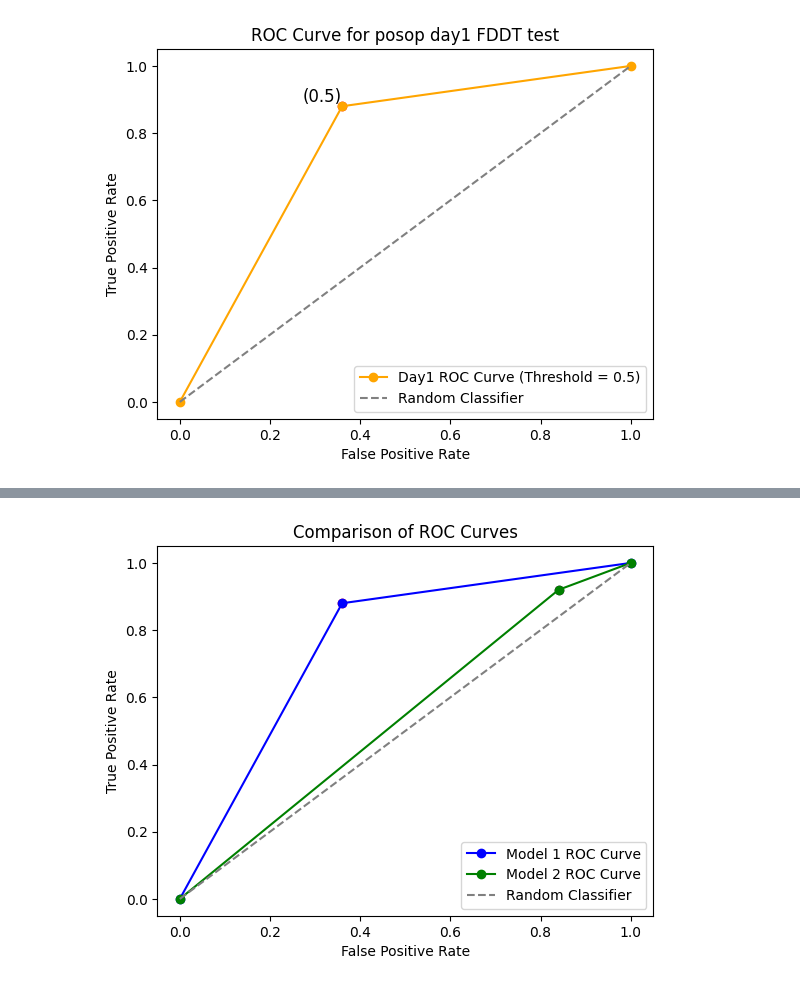
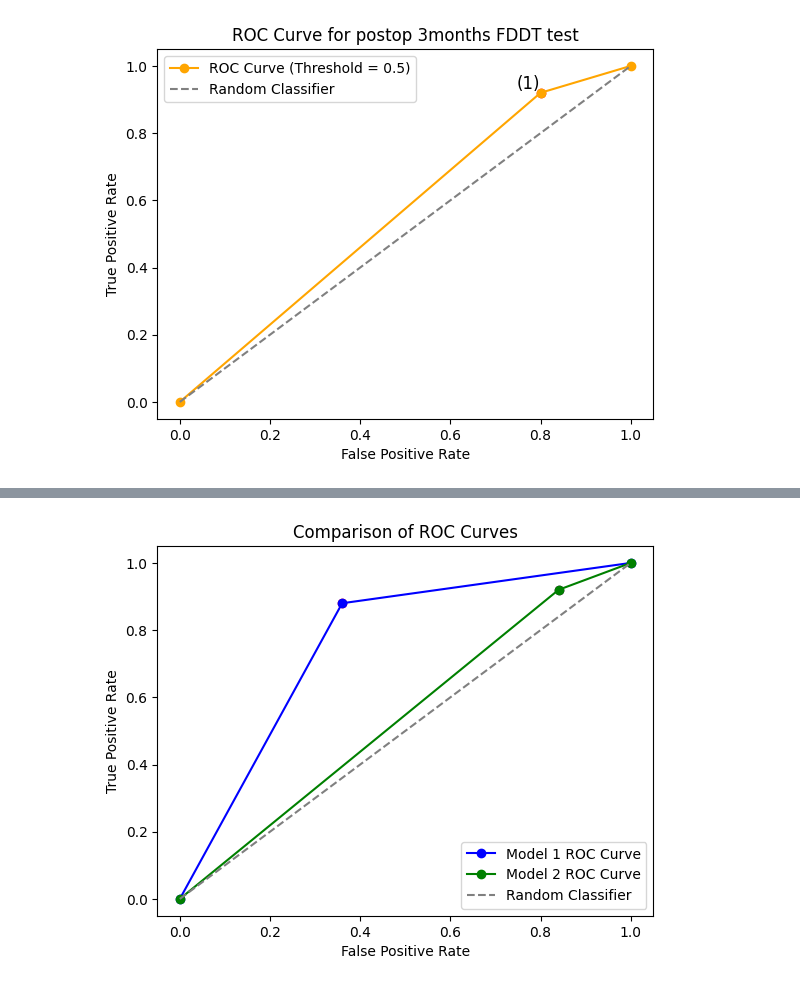
Before and after one commit to drskprabhakar/AI-ML-DL-colab-notebooks-coding-models, a Jupyter notebook: FDDT_roc_curve_1day_1_month_3month.ipynb, the cells around one changed output, grey strips where cells are left out. Drawn from its saved outputs; the diff is of its cells as text; code cells hidden in the pictures.

```diff
--- a/FDDT_roc_curve_1day_1_month_3month.ipynb
+++ b/FDDT_roc_curve_1day_1_month_3month.ipynb
@@ -143,26 +174,26 @@ Area under the ROC curve: 0.56
 # %%
 import matplotlib.pyplot as plt
 
 # Given values at threshold 0.5
-TP = 22
-FP = 9
-TN = 16
-FN = 3
+TP = 23
+FP = 20
+TN = 5
+FN = 2
 
 # Calculate TPR and FPR
 TPR = TP / (TP + FN)  # True Positive Rate
 FPR = FP / (FP + TN)  # False Positive Rate
 
 # Plot ROC curve for threshold 0.5
 plt.figure()
-plt.plot([0, FPR, 1], [0, TPR, 1], marker='o', color='orange', label='Day1 ROC Curve (Threshold = 0.5)')
+plt.plot([0, FPR, 1], [0, TPR, 1], marker='o', color='orange', label='ROC Curve (Threshold = 0.5)')
 plt.plot([0, 1], [0, 1], linestyle='--', color='gray', label='Random Classifier')
 plt.scatter(FPR, TPR, color='red')  # Highlight the point for threshold 0.5
-plt.text(FPR, TPR, '(0.5)', fontsize=12, verticalalignment='bottom', horizontalalignment='right')
+plt.text(FPR, TPR, '(1)', fontsize=12, verticalalignment='bottom', horizontalalignment='right')
 plt.xlabel('False Positive Rate')
 plt.ylabel('True Positive Rate')
-plt.title('ROC Curve for posop day1 FDDT test')
+plt.title('ROC Curve for postop 3months FDDT test')
 plt.legend()
 plt.show()
 # %% [output]
-[figure, old version]
+[figure, new version]
```
Also changed, not shown: parts of 15 cells of this notebook.
